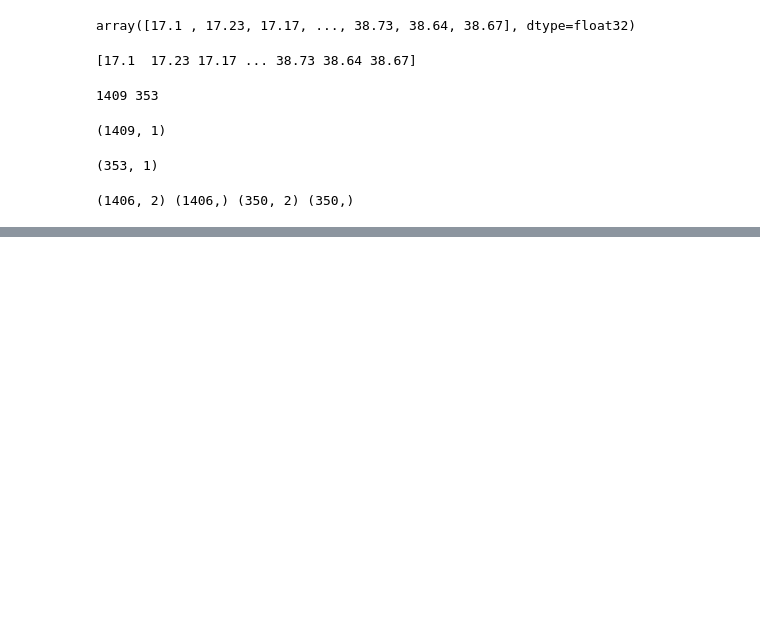
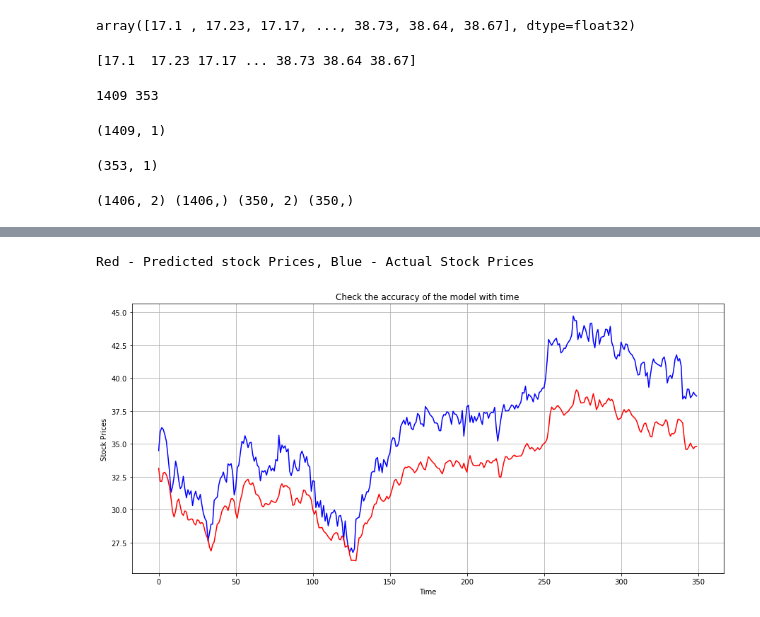
Before and after one commit to MrDiipo/NYSE-Stock-Price-Prediction, a Jupyter notebook: NYSE predictions.ipynb, the cells around one changed output, grey strips where cells are left out. Drawn from its saved outputs; the diff is of its cells as text; code cells hidden in the pictures; blank space fills up the shorter version.

Commit message:
Update NYSE predictions.ipynb
Model Building Phase.

```diff
--- a/NYSE predictions.ipynb
+++ b/NYSE predictions.ipynb
@@ -209,0 +262,7 @@ test_X = test_X.reshape(test_X.shape[0], 1, test_X.shape[1])
+# %%
+# selecting the loss measurement metrics
+model.compile(loss='mean_squared_error', optimizer=Adam(lr=0.0005), metrics=['mean_squared_error'])
+# %%
+# fitting the data
+history = model.fit(trainX, trainY, epochs=100, batch_size=128,
+                   callbacks=[checkpoint, lr_reduce], validation_data=(testX, testY))
@@ -209,0 +287,7 @@ test_X = test_X.reshape(test_X.shape[0], 1, test_X.shape[1])
+# %%
+#predicting the value for textX
+pred = model.predict(testX)
+
+pred = scaler.inverse_transform(pred)
+
+pred[:10]
@@ -209,0 +305,6 @@ test_X = test_X.reshape(test_X.shape[0], 1, test_X.shape[1])
+# %%
+testY = testY.reshape(testY.shape[0], 1)
+
+testY = scaler.inverse_transform(testY)
+
+testY[:10]
@@ -209,0 +322,22 @@ test_X = test_X.reshape(test_X.shape[0], 1, test_X.shape[1])
+# %%
+# plotting the graph of stock prices with time
+print("Red - Predicted stock Prices, Blue - Actual Stock Prices")
+
+plt.rcParams["figure.figsize"] = (15,7)
+
+plt.plot(testY, 'b')
+
+plt.plot(pred, 'r')
+
+plt.xlabel('Time')
+
+plt.ylabel('Stock Prices')
+
+plt.title('Check the accuracy of the model with time')
+
+plt.grid(True)
+
+plt.show()
+# %% [output]
+Red - Predicted stock Prices, Blue - Actual Stock Prices
+[figure, added]
```
Also changed, not shown: parts of 12 cells of this notebook.
